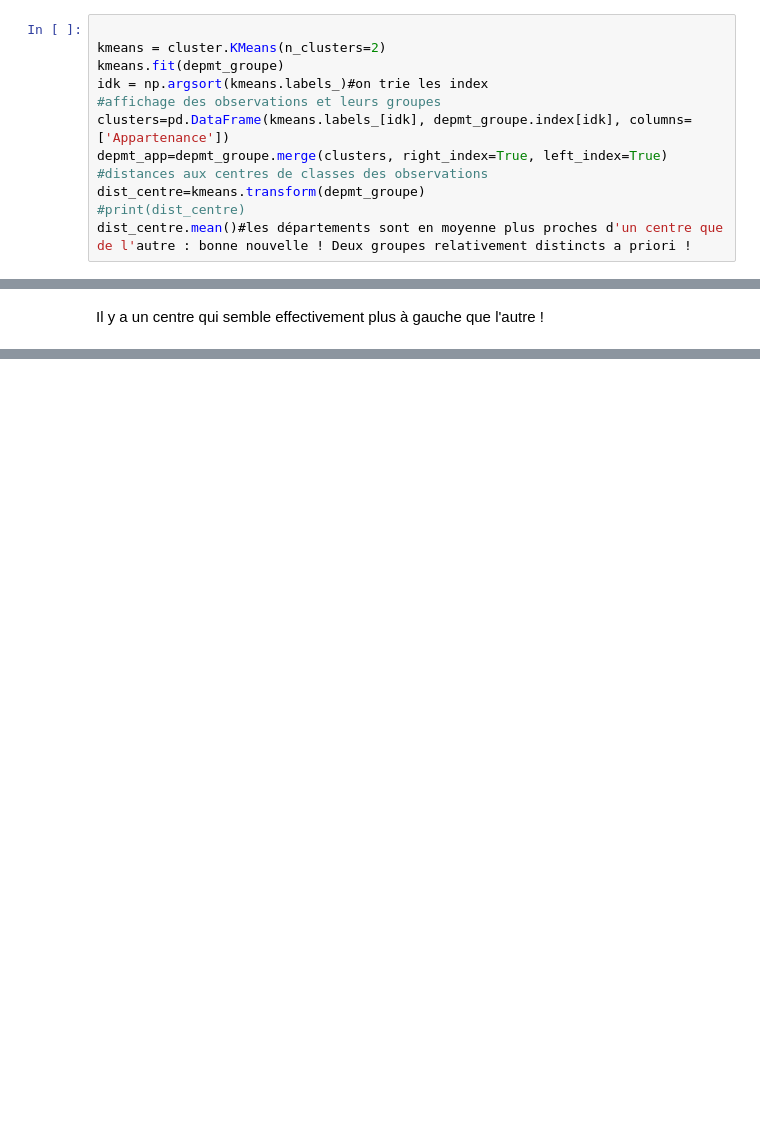
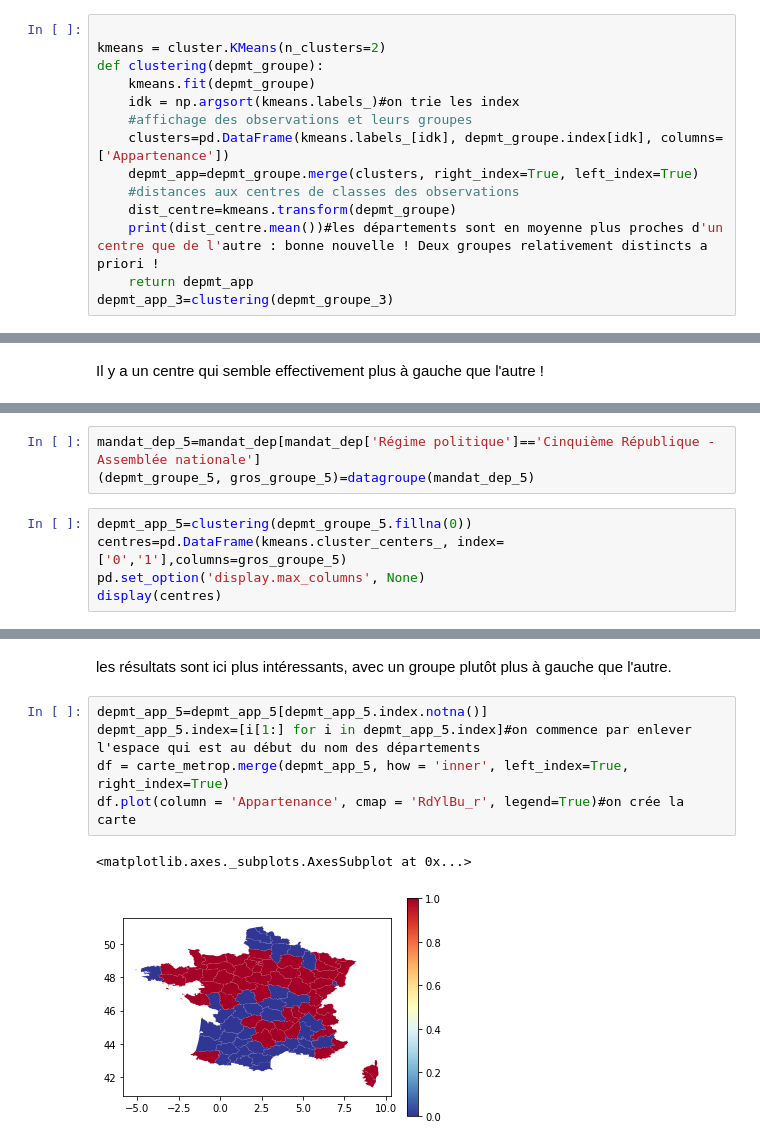
Before and after one commit to dusylvain/Projet-Python-deputes, a Jupyter notebook: clustering.ipynb, the cells around one changed output, grey strips where cells are left out. Saved outputs shown, nothing was run; the diff lists cells and outputs as text; blank space fills up the shorter version.

```diff
--- a/clustering.ipynb
+++ b/clustering.ipynb
@@ -49,15 +52,17 @@ plt.show()
 # %%
 
 kmeans = cluster.KMeans(n_clusters=2)
-kmeans.fit(depmt_groupe)
-idk = np.argsort(kmeans.labels_)#on trie les index
-#affichage des observations et leurs groupes
-clusters=pd.DataFrame(kmeans.labels_[idk], depmt_groupe.index[idk], columns=['Appartenance'])
-depmt_app=depmt_groupe.merge(clusters, right_index=True, left_index=True)
-#distances aux centres de classes des observations
-dist_centre=kmeans.transform(depmt_groupe)
-#print(dist_centre)
-dist_centre.mean()#les départements sont en moyenne plus proches d'un centre que de l'autre : bonne nouvelle ! Deux groupes relativement distincts a priori !
+def clustering(depmt_groupe):
+    kmeans.fit(depmt_groupe)
+    idk = np.argsort(kmeans.labels_)#on trie les index
+    #affichage des observations et leurs groupes
+    clusters=pd.DataFrame(kmeans.labels_[idk], depmt_groupe.index[idk], columns=['Appartenance'])
+    depmt_app=depmt_groupe.merge(clusters, right_index=True, left_index=True)
+    #distances aux centres de classes des observations
+    dist_centre=kmeans.transform(depmt_groupe)
+    print(dist_centre.mean())#les départements sont en moyenne plus proches d'un centre que de l'autre : bonne nouvelle ! Deux groupes relativement distincts a priori !
+    return depmt_app
+depmt_app_3=clustering(depmt_groupe_3)
 # %% [output]
 0.2153585591153429
 # %%
@@ -113,0 +122,8 @@ df.plot(column = 'Appartenance', cmap = 'RdYlBu_r', legend=True)#on crée des ca
+# %%
+mandat_dep_5=mandat_dep[mandat_dep['Régime politique']=='Cinquième République - Assemblée nationale']
+(depmt_groupe_5, gros_groupe_5)=datagroupe(mandat_dep_5)
+# %%
+depmt_app_5=clustering(depmt_groupe_5.fillna(0))
+centres=pd.DataFrame(kmeans.cluster_centers_, index=['0','1'],columns=gros_groupe_5)
+pd.set_option('display.max_columns', None)
+display(centres)
@@ -113,0 +157,10 @@ df.plot(column = 'Appartenance', cmap = 'RdYlBu_r', legend=True)#on crée des ca
+# %% [markdown]
+les résultats sont ici plus intéressants, avec un groupe plutôt plus à gauche que l'autre.
+# %%
+depmt_app_5=depmt_app_5[depmt_app_5.index.notna()]
+depmt_app_5.index=[i[1:] for i in depmt_app_5.index]#on commence par enlever l'espace qui est au début du nom des départements
+df = carte_metrop.merge(depmt_app_5, how = 'inner', left_index=True, right_index=True)
+df.plot(column = 'Appartenance', cmap = 'RdYlBu_r', legend=True)#on crée la carte
+# %% [output]
+<matplotlib.axes._subplots.AxesSubplot at 0x...>
+[figure, added]
```
Also changed, not shown: parts of 15 cells of this notebook.
